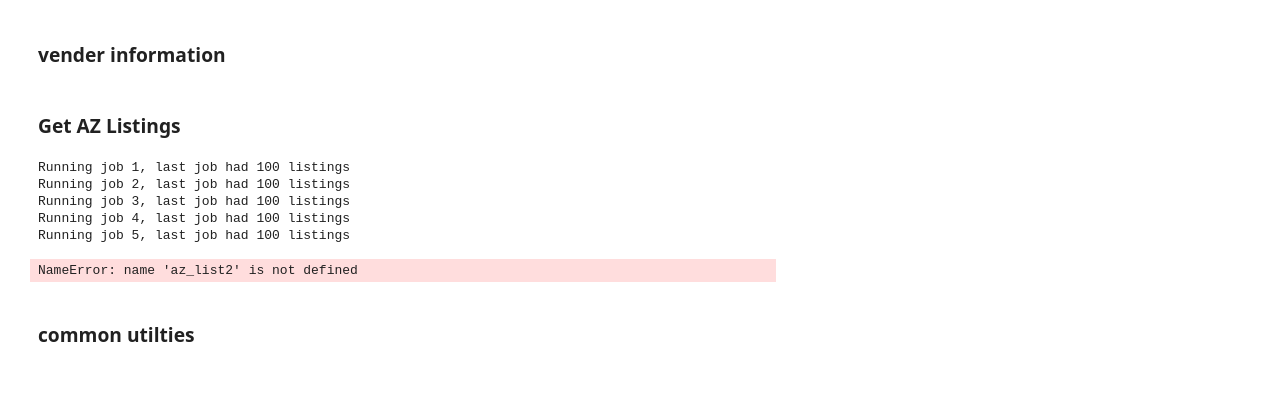
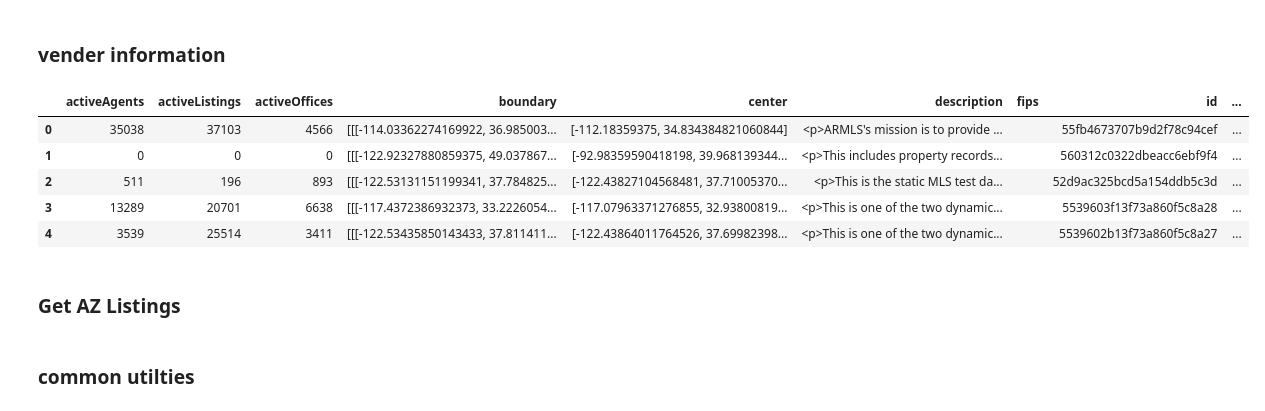
Before and after one commit to fridiculous/home-hero, a Jupyter notebook: hero/scripts/pull_arizona_listings.ipynb, the cells around one changed output. Cells and saved outputs as stored; diff of their text form; code cells hidden in the pictures; blank space fills up the shorter version.

Commit message:
Add Number of Current Active or Pending Listings

```diff
--- a/hero/scripts/pull_arizona_listings.ipynb
+++ b/hero/scripts/pull_arizona_listings.ipynb
@@ -19,7 +22,14 @@ matplotlib.style.use('ggplot')
 venders = pd.DataFrame(json.loads(get_approved_venders())['bundle'])
 venders.to_csv('../../data/Approved_Vendors.csv')
 # %%
-venders.activeListings.describe()
+venders
+# %% [output]
+|  | activeAgents | activeListings | activeOffices | boundary | center | description | fips | id | ... |
+| 0 | 35038 | 37103 | 4566 | [[[-114.03362274169922, 36.985003... | [-112.18359375, 34.834384821060844] | <p>ARMLS's mission is to provide ... |  | 55fb4673707b9d2f78c94cef | ... |
+| 1 | 0 | 0 | 0 | [[[-122.92327880859375, 49.037867... | [-92.98359590418198, 39.968139344... | <p>This includes property records... |  | 560312c0322dbeacc6ebf9f4 | ... |
+| 2 | 511 | 196 | 893 | [[[-122.53131151199341, 37.784825... | [-122.43827104568481, 37.71005370... | <p>This is the static MLS test da... |  | 52d9ac325bcd5a154ddb5c3d | ... |
+| 3 | 13289 | 20701 | 6638 | [[[-117.4372386932373, 33.2226054... | [-117.07963371276855, 32.93800819... | <p>This is one of the two dynamic... |  | 5539603f13f73a860f5c8a28 | ... |
+| 4 | 3539 | 25514 | 3411 | [[[-122.53435850143433, 37.811411... | [-122.43864011764526, 37.69982398... | <p>This is one of the two dynamic... |  | 5539602b13f73a860f5c8a27 | ... |
 # %%
 mesa_df = pd.DataFrame(json.loads(get_listings_near(offset=0))['bundle'])
 #venders.to_csv('../../data/Approved_Vendors.csv')
@@ -34,16 +44,9 @@ phoenix_df.to_csv('../../data/city_phoenix_df.csv')
 # %% [markdown]
 ### Get AZ Listings
 # %%
-az_list = batch_arizona_listings()
-az_df = pd.concat(az_list2, axis=0)
-az_df.to_csv('../../data/az_df.csv')
+#az_list = batch_arizona_listings()
+#az_df = pd.concat(az_list2, axis=0)
+#az_df.to_csv('../../data/az_df.csv')
-# %% [output]
-Running job 1, last job had 100 listings
-Running job 2, last job had 100 listings
-Running job 3, last job had 100 listings
-Running job 4, last job had 100 listings
-Running job 5, last job had 100 listings
-NameError: name 'az_list2' is not defined
 # %% [markdown]
 ### common utilties
 # %%
```
Also changed, not shown: parts of 8 cells of this notebook, 1 other file.
